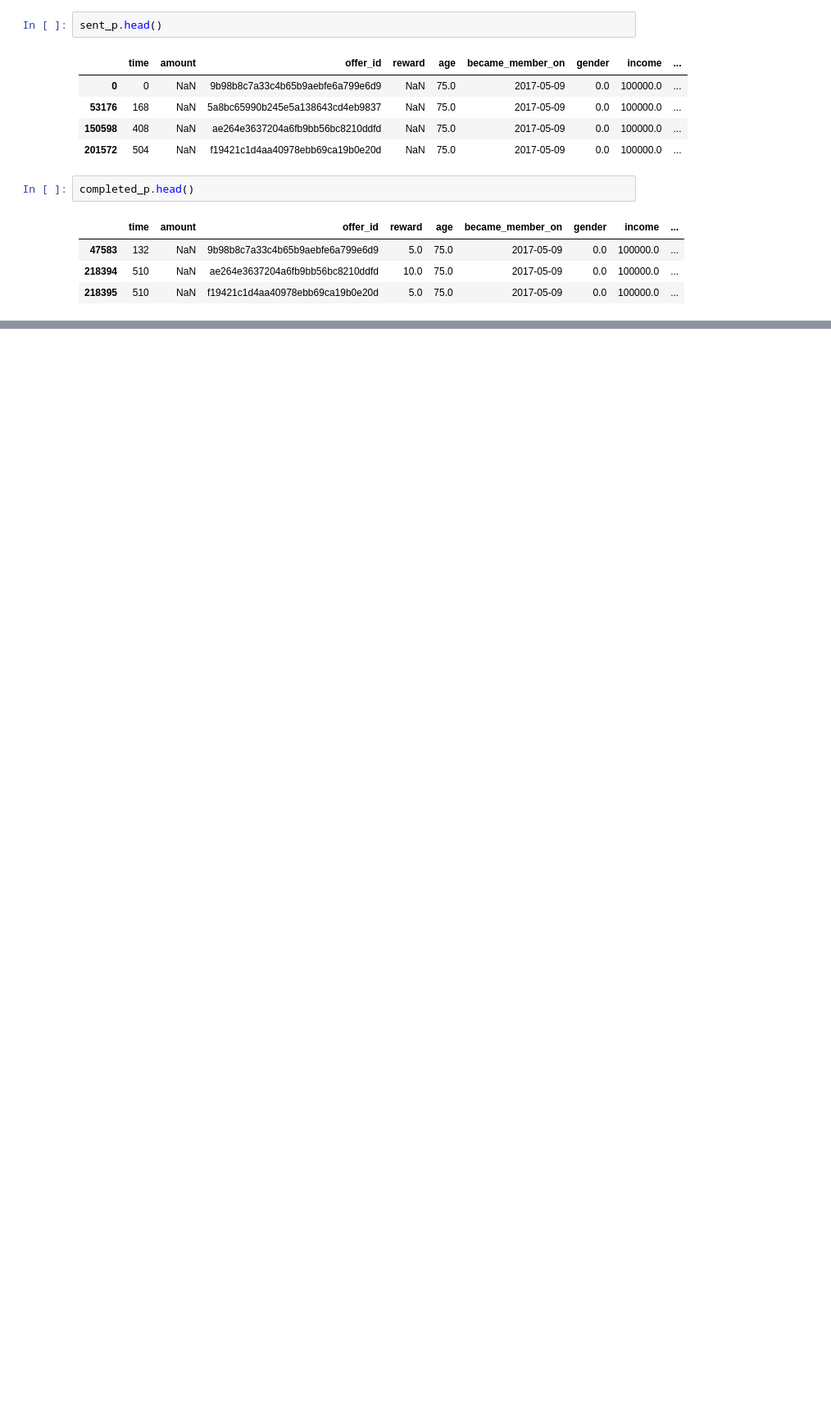
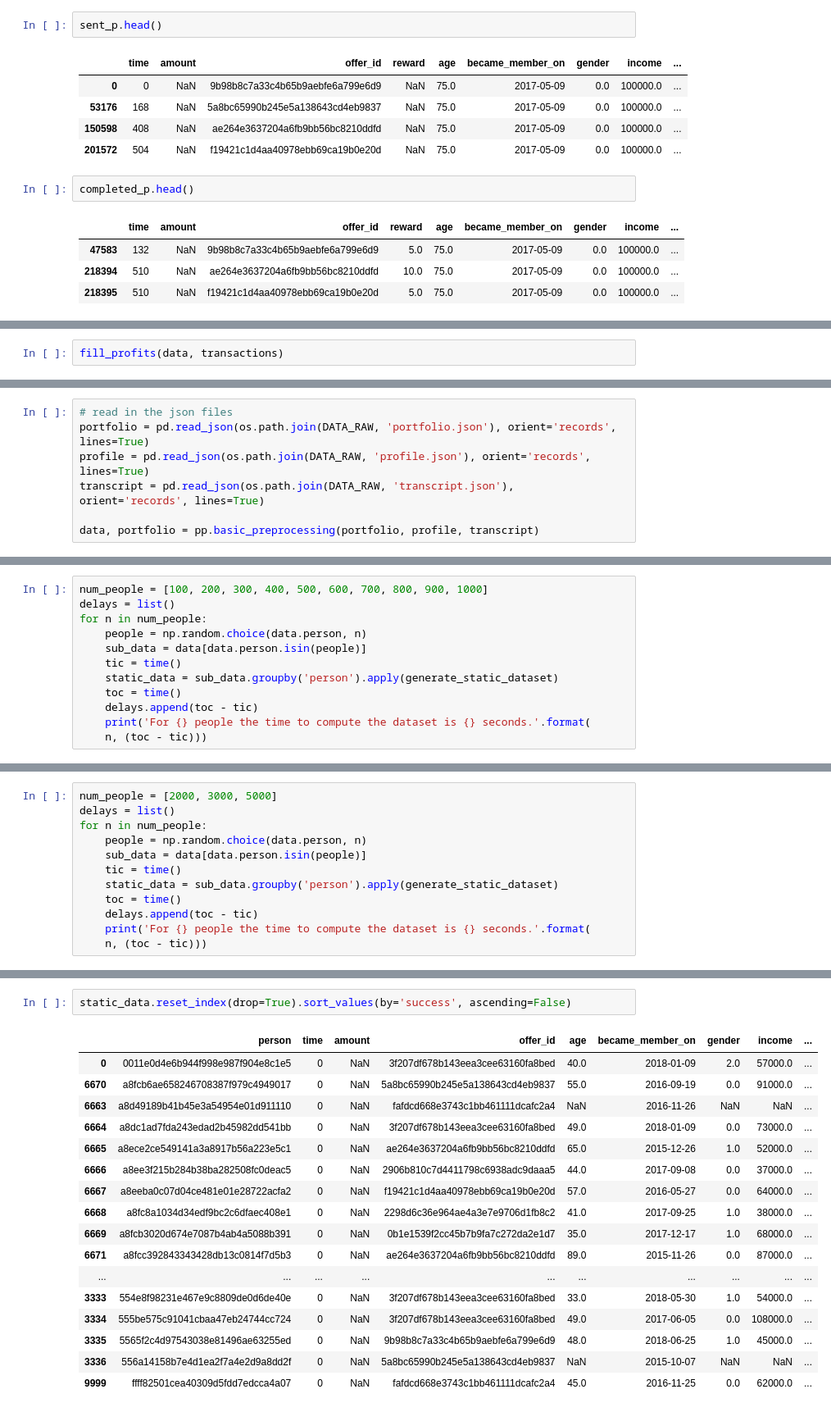
Before and after one commit to mtasende/starbucks-advertising, a Jupyter notebook: notebooks/scratchpad/002-mt-preprocessing.ipynb, the cells around one changed output, grey strips where cells are left out. Shown: that part at 82% size. Cells and saved outputs as stored; diff of their text form; blank space fills up the shorter version.

Commit message:
preprocessing continues

```diff
--- a/notebooks/scratchpad/002-mt-preprocessing.ipynb
+++ b/notebooks/scratchpad/002-mt-preprocessing.ipynb
@@ -203,0 +482,2 @@ for idx, row in sent_p.iterrows():
+# %%
+fill_profits(data, transactions)
@@ -203,0 +530,7 @@ for idx, row in sent_p.iterrows():
+# %%
+# read in the json files
+portfolio = pd.read_json(os.path.join(DATA_RAW, 'portfolio.json'), orient='records', lines=True)
+profile = pd.read_json(os.path.join(DATA_RAW, 'profile.json'), orient='records', lines=True)
+transcript = pd.read_json(os.path.join(DATA_RAW, 'transcript.json'), orient='records', lines=True)
+
+data, portfolio = pp.basic_preprocessing(portfolio, profile, transcript)
@@ -203,0 +547,12 @@ for idx, row in sent_p.iterrows():
+# %%
+num_people = [100, 200, 300, 400, 500, 600, 700, 800, 900, 1000]
+delays = list()
+for n in num_people:
+    people = np.random.choice(data.person, n)
+    sub_data = data[data.person.isin(people)]
+    tic = time()
+    static_data = sub_data.groupby('person').apply(generate_static_dataset)
+    toc = time()
+    delays.append(toc - tic)
+    print('For {} people the time to compute the dataset is {} seconds.'.format(
+    n, (toc - tic)))
@@ -203,0 +575,12 @@ for idx, row in sent_p.iterrows():
+# %%
+num_people = [2000, 3000, 5000]
+delays = list()
+for n in num_people:
+    people = np.random.choice(data.person, n)
+    sub_data = data[data.person.isin(people)]
+    tic = time()
+    static_data = sub_data.groupby('person').apply(generate_static_dataset)
+    toc = time()
+    delays.append(toc - tic)
+    print('For {} people the time to compute the dataset is {} seconds.'.format(
+    n, (toc - tic)))
@@ -203,0 +633,20 @@ for idx, row in sent_p.iterrows():
+# %%
+static_data.reset_index(drop=True).sort_values(by='success', ascending=False)
+# %% [output]
+|  | person | time | amount | offer_id | age | became_member_on | gender | income | ... |
+| 0 | 0011e0d4e6b944f998e987f904e8c1e5 | 0 | NaN | 3f207df678b143eea3cee63160fa8bed | 40.0 | 2018-01-09 | 2.0 | 57000.0 | ... |
+| 6670 | a8fcb6ae658246708387f979c4949017 | 0 | NaN | 5a8bc65990b245e5a138643cd4eb9837 | 55.0 | 2016-09-19 | 0.0 | 91000.0 | ... |
+| 6663 | a8d49189b41b45e3a54954e01d911110 | 0 | NaN | fafdcd668e3743c1bb461111dcafc2a4 | NaN | 2016-11-26 | NaN | NaN | ... |
+| 6664 | a8dc1ad7fda243edad2b45982dd541bb | 0 | NaN | 3f207df678b143eea3cee63160fa8bed | 49.0 | 2018-01-09 | 0.0 | 73000.0 | ... |
+| 6665 | a8ece2ce549141a3a8917b56a223e5c1 | 0 | NaN | ae264e3637204a6fb9bb56bc8210ddfd | 65.0 | 2015-12-26 | 1.0 | 52000.0 | ... |
+| 6666 | a8ee3f215b284b38ba282508fc0deac5 | 0 | NaN | 2906b810c7d4411798c6938adc9daaa5 | 44.0 | 2017-09-08 | 0.0 | 37000.0 | ... |
+| 6667 | a8eeba0c07d04ce481e01e28722acfa2 | 0 | NaN | f19421c1d4aa40978ebb69ca19b0e20d | 57.0 | 2016-05-27 | 0.0 | 64000.0 | ... |
+| 6668 | a8fc8a1034d34edf9bc2c6dfaec408e1 | 0 | NaN | 2298d6c36e964ae4a3e7e9706d1fb8c2 | 41.0 | 2017-09-25 | 1.0 | 38000.0 | ... |
+| 6669 | a8fcb3020d674e7087b4ab4a5088b391 | 0 | NaN | 0b1e1539f2cc45b7b9fa7c272da2e1d7 | 35.0 | 2017-12-17 | 1.0 | 68000.0 | ... |
+| 6671 | a8fcc392843343428db13c0814f7d5b3 | 0 | NaN | ae264e3637204a6fb9bb56bc8210ddfd | 89.0 | 2015-11-26 | 0.0 | 87000.0 | ... |
+| ... | ... | ... | ... | ... | ... | ... | ... | ... | ... |
+| 3333 | 554e8f98231e467e9c8809de0d6de40e | 0 | NaN | 3f207df678b143eea3cee63160fa8bed | 33.0 | 2018-05-30 | 1.0 | 54000.0 | ... |
+| 3334 | 555be575c91041cbaa47eb24744cc724 | 0 | NaN | 3f207df678b143eea3cee63160fa8bed | 49.0 | 2017-06-05 | 0.0 | 108000.0 | ... |
+| 3335 | 5565f2c4d97543038e81496ae63255ed | 0 | NaN | 9b98b8c7a33c4b65b9aebfe6a799e6d9 | 48.0 | 2018-06-25 | 1.0 | 45000.0 | ... |
+| 3336 | 556a14158b7e4d1ea2f7a4e2d9a8dd2f | 0 | NaN | 5a8bc65990b245e5a138643cd4eb9837 | NaN | 2015-10-07 | NaN | NaN | ... |
+| 9999 | ffff82501cea40309d5fdd7edcca4a07 | 0 | NaN | fafdcd668e3743c1bb461111dcafc2a4 | 45.0 | 2016-11-25 | 0.0 | 62000.0 | ... |
```
Also changed, not shown: parts of 43 cells of this notebook, 1 other file.
